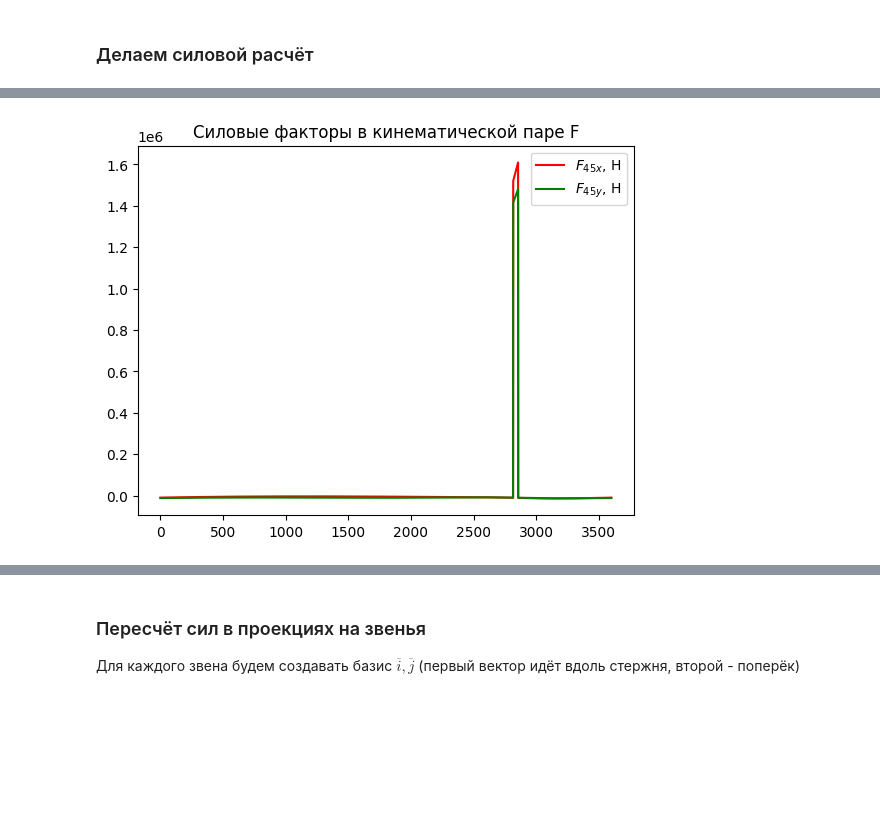
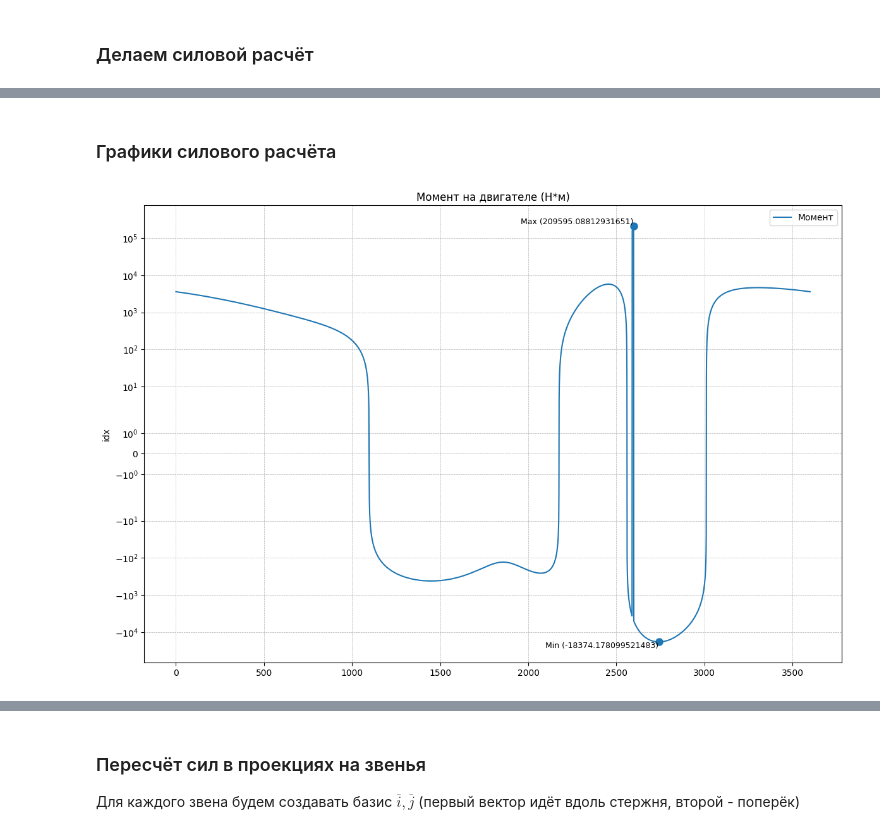
Before and after one commit to DeDxYk594/prik_kursach, a Jupyter notebook: dynamics.ipynb, the cells around one changed output, grey strips where cells are left out. Saved outputs shown, nothing was run; the diff lists cells and outputs as text; code cells hidden in the pictures; blank space fills up the shorter version.

```diff
--- a/dynamics.ipynb
+++ b/dynamics.ipynb
@@ -151,6 +151,13 @@ import numpy as np
 from matplotlib import pyplot as plt
 import math
 from tqdm import tqdm
+
+# Константы
+AB_length = 103 / 1000
+BC_length = 202 / 1000
+CE_length = 122 / 1000
+CD_length = 250 / 1000
+EF_length = 221 / 1000
 # %% [markdown]
 ### Делаем силовой расчёт
 # %%
@@ -319,10 +268,2 @@ plt.show()
-# %%
-F_45_x = dynamicResults[:, 16]
-F_45_y = dynamicResults[:, 17]
-plt.title("Силовые факторы в кинематической паре F")
-plt.plot(np.arange(3600), F_45_x, "r", label="$F_{45x}$, Н")
-plt.plot(np.arange(3600), F_45_y, "g", label="$F_{45y}$, Н")
-plt.legend()
-plt.show()
-# %% [output]
-[figure, removed]
+# %% [markdown]
+### Графики силового расчёта
@@ -328,0 +342,5 @@ plt.show()
+# %%
+F_t = dynamicResults[:, 22]
+plot_arrays_with_labels([-F_t * AB_length], ["Момент"], "Момент на двигателе (Н*м)")
+# %% [output]
+[figure, added]
```
Also changed, not shown: parts of 23 cells of this notebook.
